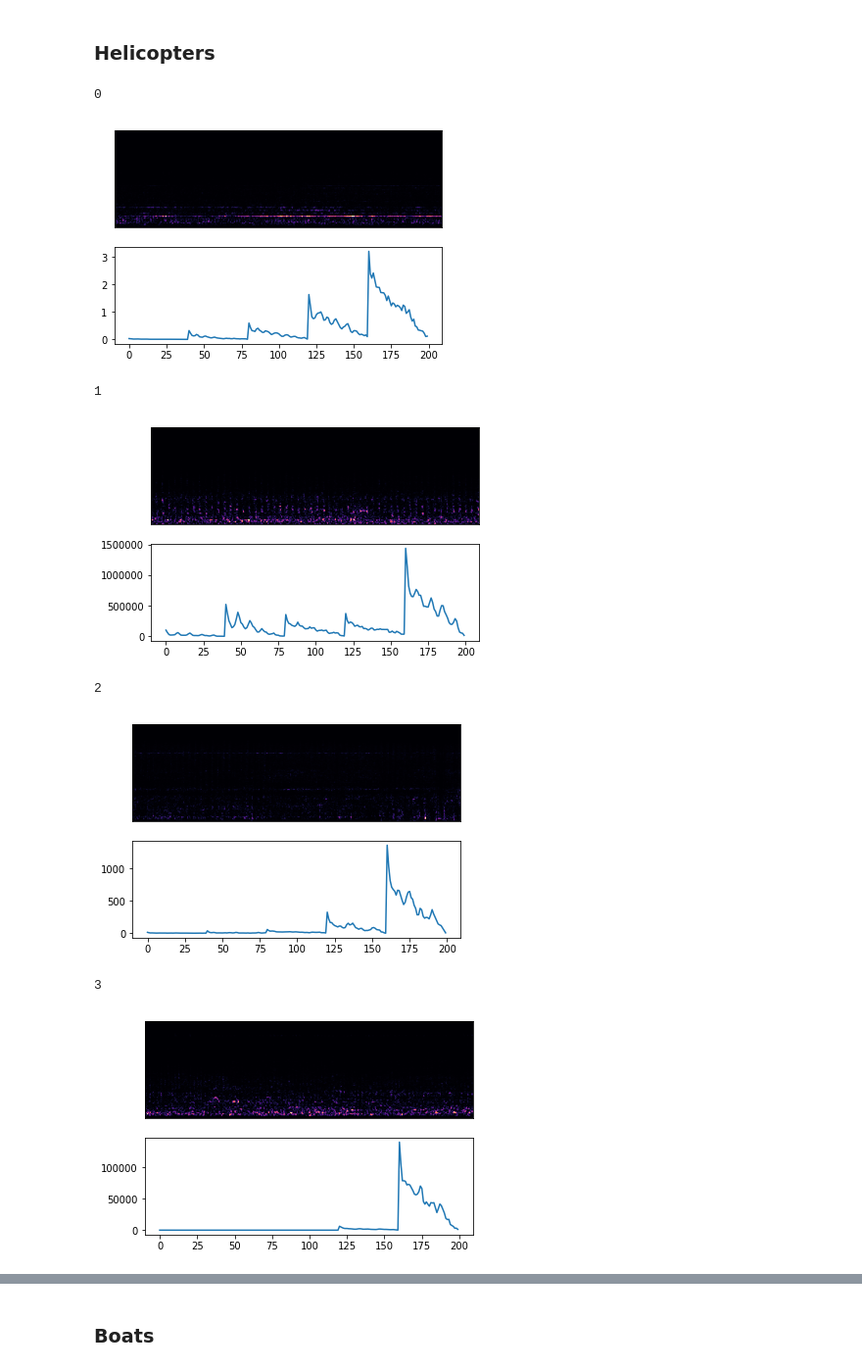
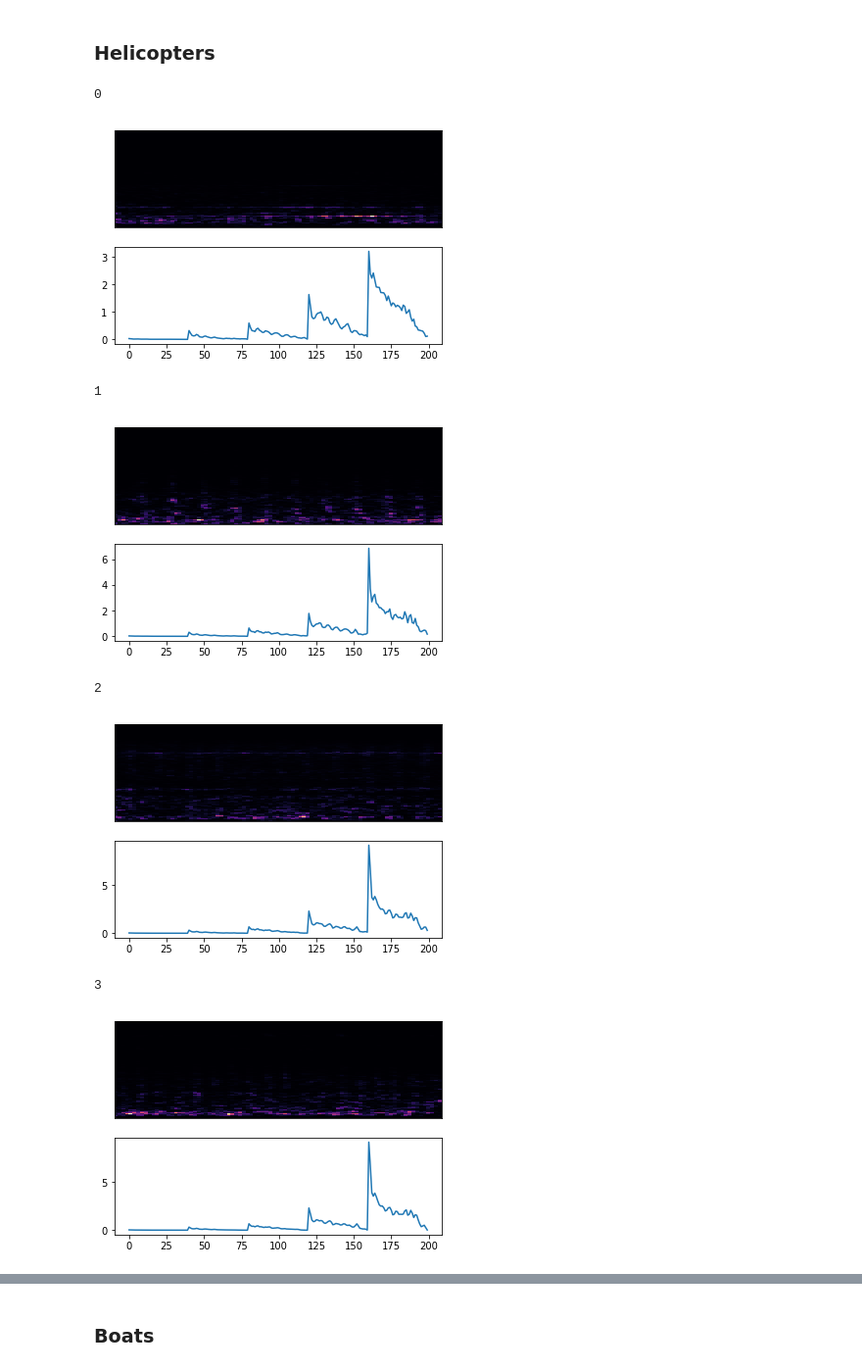
Before and after one commit to RameshOswal/forensic-audio-analysis, a Jupyter notebook: Meeting-4/Correlograms.ipynb, the cells around one changed output, grey strips where cells are left out. Shown at 98% size. Cells and saved outputs as stored; diff of their text form; code cells hidden in the pictures.

```diff
--- a/Meeting-4/Correlograms.ipynb
+++ b/Meeting-4/Correlograms.ipynb
@@ -10,7 +12,7 @@ helicopters = []
 boats = []
 
 sampling_rate = 44100 # All clips will be converted to this rate
-duration = 5 # How much of clip to use (seconds)
+duration = 1 # How much of clip to use (seconds)
 
 data_filepath = "../Meeting-3/"
 
@@ -36,39 +40,50 @@ plt.show()
+# %%
+# Parameters
+acf_window = 40
+count_obs = 87 # Need to figure out how to calculate this
+count_bins = 128 # Default for librosa, may want to change
+
+# Features is an N x F matrix
+# N: number of observations
+# F: total feature size
+#features = np.zeros((count_obs, count_mels*acf_window))
+features = []
 # %% [markdown]
 ### Helicopters
 # %%
-autocorr = []
-
-acf_window = 40
-
 for i in range(len(helicopters)):
     data = helicopters[i]
 
     # Generate mel spectrograms
     spec = librosa.feature.melspectrogram(data[0], sr=sampling_rate)
 
     # Generate chromagram
     #spec = librosa.feature.chroma_stft(data[0], sr=sampling_rate)
 
     # For each bin, calculate autocorrelation
-    autocorr.append([])
-    count_bins = spec.shape[0]
-    for j in range(count_bins):
-        autocorr[i].extend(librosa.core.autocorrelate(spec[j, :acf_window]))
+    for j in range(count_obs):
+        obs = []
+        for k in range(count_bins):
+            obs.extend(librosa.core.autocorrelate(spec[k, j:j+acf_window]))
+
+        features.append(obs)
 
     # Plot spectrogram
     print(i)
     plt.subplot(2, 1, 1)
     librosa.display.specshow(spec)
     plt.subplot(2, 1, 2)
-    plt.plot(autocorr[i][:acf_window*5])
+    plt.plot(features[i][:acf_window*5])
     plt.show()
+
+print(len(features))
 # %% [output]
 0
-[figure, old version]
+[figure, new version]
 1
-[figure, old version]
+[figure, new version]
 2
-[figure, old version]
+[figure, new version]
 3
-[figure, old version]
+[figure, new version]
 4
```
Also changed, not shown: parts of 5 cells of this notebook.
